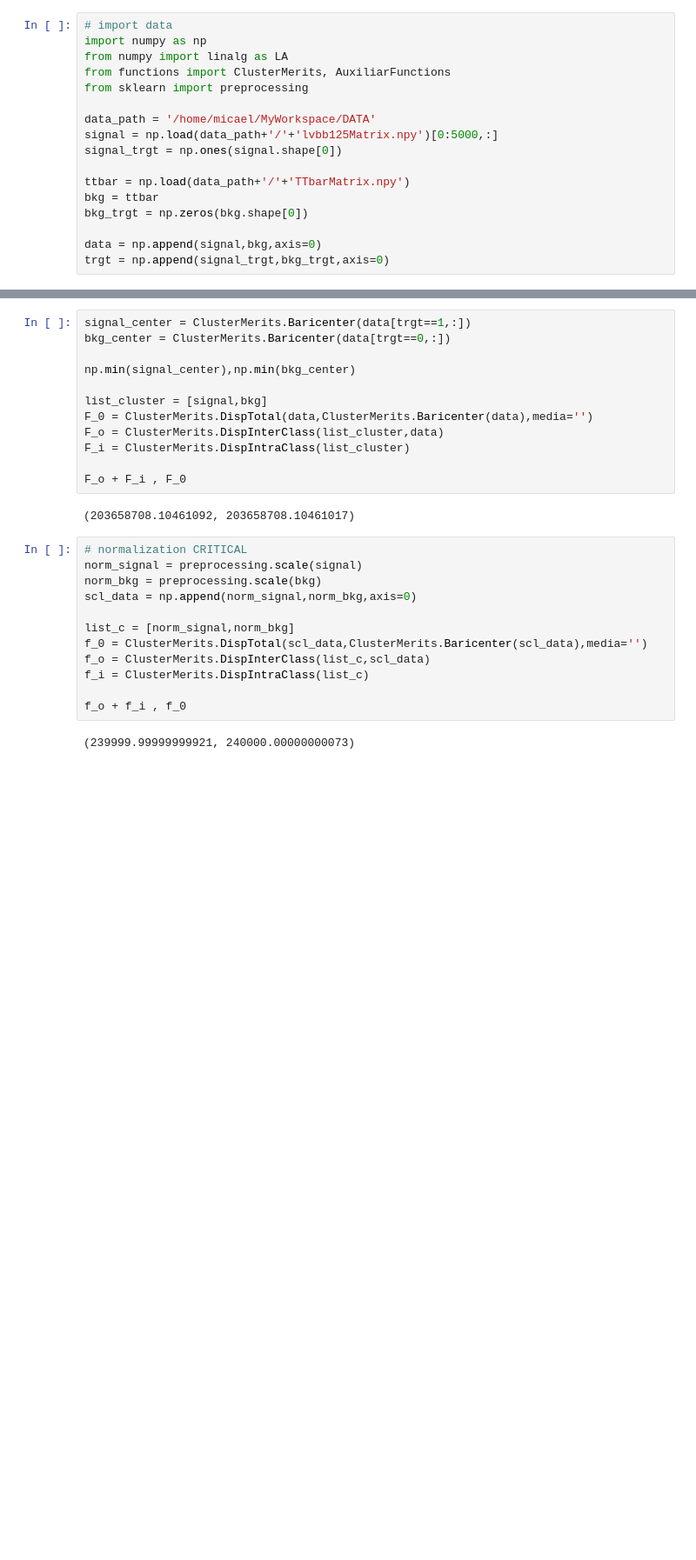
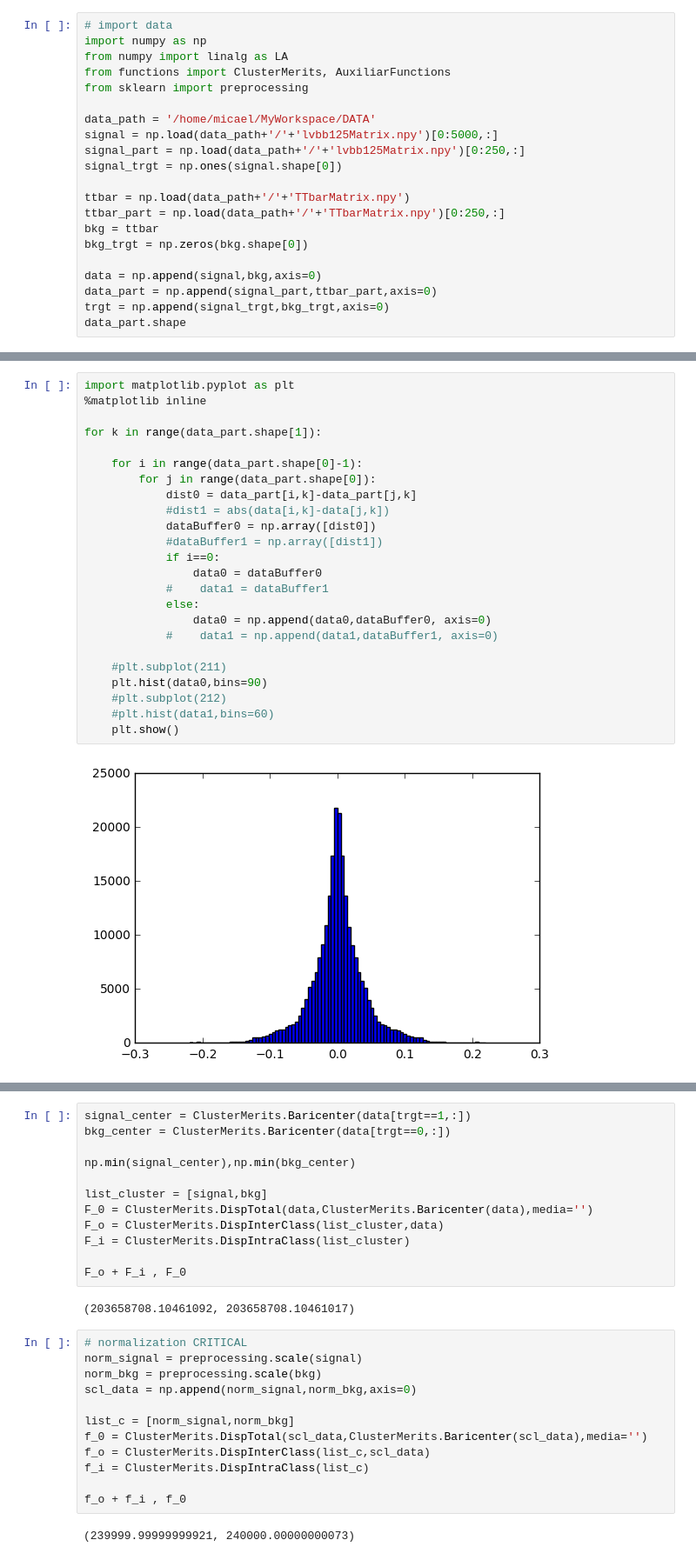
Before and after one commit to micaelverissimo/PtRelAnalysis, a Jupyter notebook: Kohonen.ipynb, the cells around one changed output, grey strips where cells are left out. Shown at 87% size. Cells and saved outputs as stored; diff of their text form; blank space fills up the shorter version.

```diff
--- a/Kohonen.ipynb
+++ b/Kohonen.ipynb
@@ -7,11 +7,15 @@ from sklearn import preprocessing
 
 data_path = '/home/micael/MyWorkspace/DATA'
 signal = np.load(data_path+'/'+'lvbb125Matrix.npy')[0:5000,:]
+signal_part = np.load(data_path+'/'+'lvbb125Matrix.npy')[0:250,:]
 signal_trgt = np.ones(signal.shape[0])
 
 ttbar = np.load(data_path+'/'+'TTbarMatrix.npy')
+ttbar_part = np.load(data_path+'/'+'TTbarMatrix.npy')[0:250,:]
 bkg = ttbar
 bkg_trgt = np.zeros(bkg.shape[0])
 
 data = np.append(signal,bkg,axis=0)
+data_part = np.append(signal_part,ttbar_part,axis=0)
 trgt = np.append(signal_trgt,bkg_trgt,axis=0)
+data_part.shape
@@ -17,0 +42,26 @@ trgt = np.append(signal_trgt,bkg_trgt,axis=0)
+# %%
+import matplotlib.pyplot as plt
+%matplotlib inline
+
+for k in range(data_part.shape[1]):
+
+    for i in range(data_part.shape[0]-1):
+        for j in range(data_part.shape[0]):
+            dist0 = data_part[i,k]-data_part[j,k]
+            #dist1 = abs(data[i,k]-data[j,k])
+            dataBuffer0 = np.array([dist0])
+            #dataBuffer1 = np.array([dist1])
+            if i==0:
+                data0 = dataBuffer0
+            #    data1 = dataBuffer1
+            else:
+                data0 = np.append(data0,dataBuffer0, axis=0)
+            #    data1 = np.append(data1,dataBuffer1, axis=0)
+
+    #plt.subplot(211)
+    plt.hist(data0,bins=90)
+    #plt.subplot(212)
+    #plt.hist(data1,bins=60)
+    plt.show()
+# %% [output]
+[figure, added]
```
Also changed, not shown: parts of 12 cells of this notebook, 1 other file.
